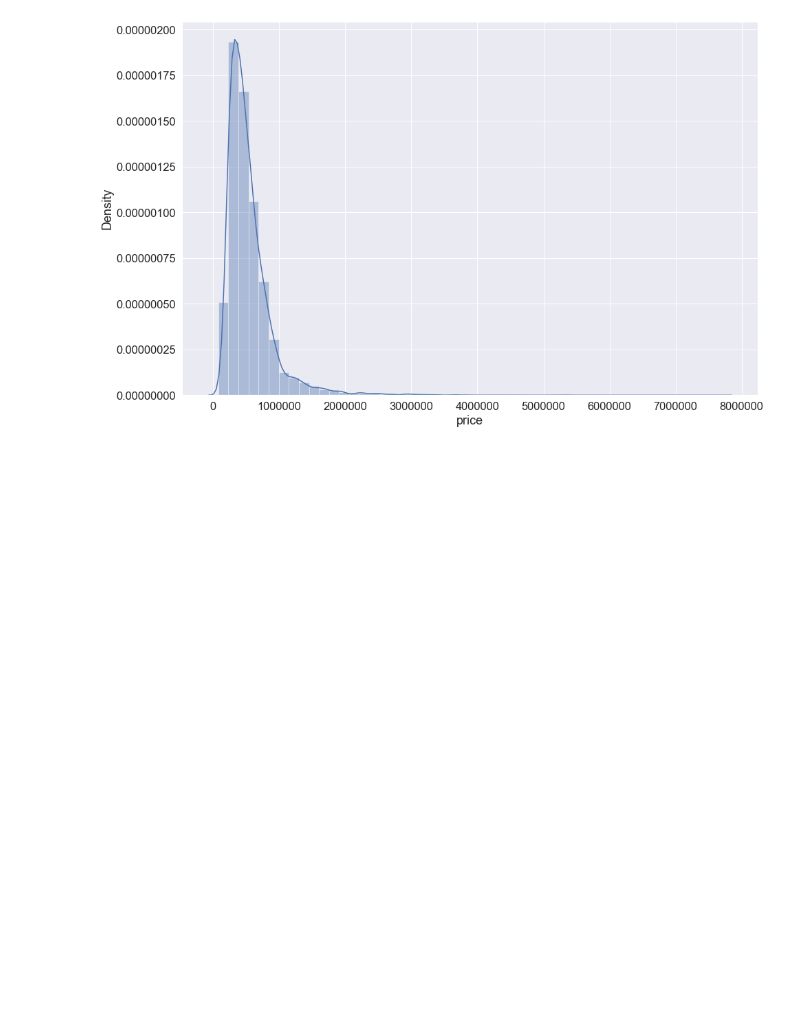
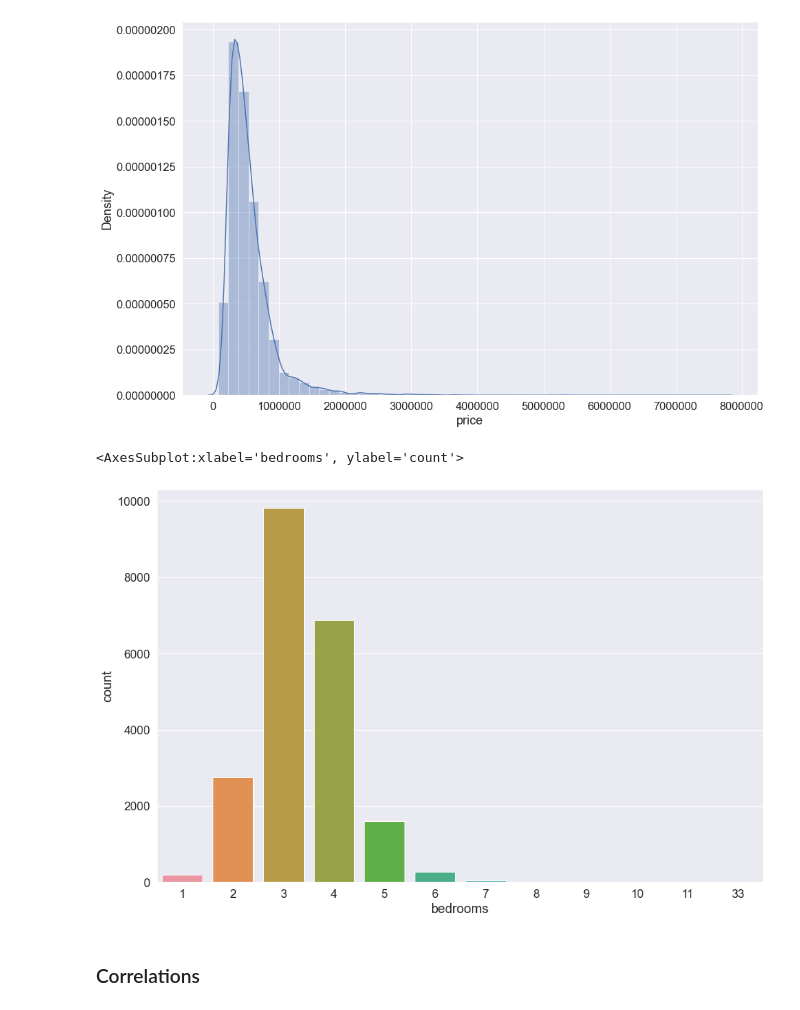
Before and after one commit to Ganesh4693/Tensorflow, a Jupyter notebook: Tensorflow.ipynb, the cells around one changed output. Drawn from its saved outputs; the diff is of its cells as text; code cells hidden in the pictures; blank space fills up the shorter version.

```diff
--- a/Tensorflow.ipynb
+++ b/Tensorflow.ipynb
@@ -92,3 +96,11 @@ sns.distplot(df['price'])
 plt.ticklabel_format(style='plain', axis='both')
 # %% [output]
 [figure]
+# %%
+plt.figure(figsize=(15,10))
+sns.countplot(df['bedrooms'])
+# %% [output]
+<AxesSubplot:xlabel='bedrooms', ylabel='count'>
+[figure, added]
+# %% [markdown]
+### Correlations
```
Also changed, not shown: parts of 51 cells of this notebook.
